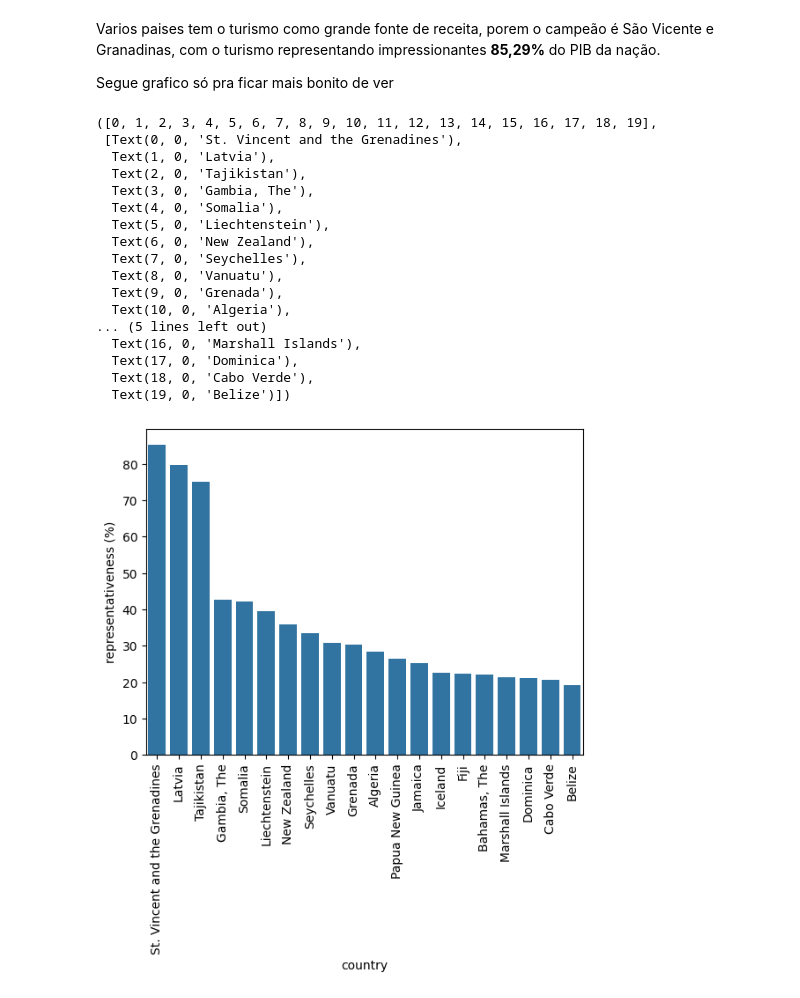
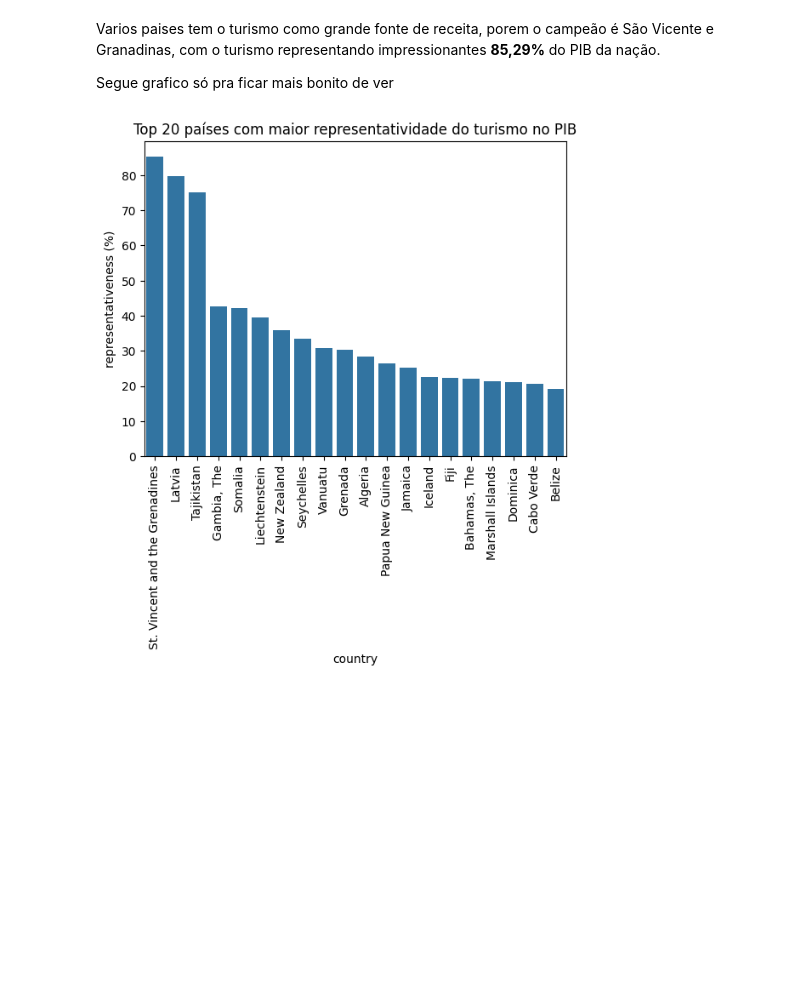
Before and after one commit to Gabs72P/Analise-da-economia-do-turismo-mundial, a Jupyter notebook: Projeto_Turismo.ipynb, the cells around one changed output. Cells and saved outputs as stored; diff of their text form; code cells hidden in the pictures; blank space fills up the shorter version.

```diff
--- a/Projeto_Turismo.ipynb
+++ b/Projeto_Turismo.ipynb
@@ -511,26 +511,11 @@ Varios paises tem o turismo como grande fonte de receita, porem o campeão é S
 
 Segue grafico só pra ficar mais bonito de ver
 # %%
-fig = tourism_x_gdp.head(20)
+fig = sns.barplot(tourism_x_gdp.head(20), x='country', y='representativeness (%)')
 
-sns.barplot(fig, x='country', y='representativeness (%)')
+plt.title('Top 20 países com maior representatividade do turismo no PIB')
 plt.xticks(rotation=90)
+
+plt.show()
 # %% [output]
-([0, 1, 2, 3, 4, 5, 6, 7, 8, 9, 10, 11, 12, 13, 14, 15, 16, 17, 18, 19],
- [Text(0, 0, 'St. Vincent and the Grenadines'),
-  Text(1, 0, 'Latvia'),
-  Text(2, 0, 'Tajikistan'),
-  Text(3, 0, 'Gambia, The'),
-  Text(4, 0, 'Somalia'),
-  Text(5, 0, 'Liechtenstein'),
-  Text(6, 0, 'New Zealand'),
-  Text(7, 0, 'Seychelles'),
-  Text(8, 0, 'Vanuatu'),
-  Text(9, 0, 'Grenada'),
-  Text(10, 0, 'Algeria'),
-... (5 lines left out)
-  Text(16, 0, 'Marshall Islands'),
-  Text(17, 0, 'Dominica'),
-  Text(18, 0, 'Cabo Verde'),
-  Text(19, 0, 'Belize')])
-[figure, old version]
+[figure, new version]
```
